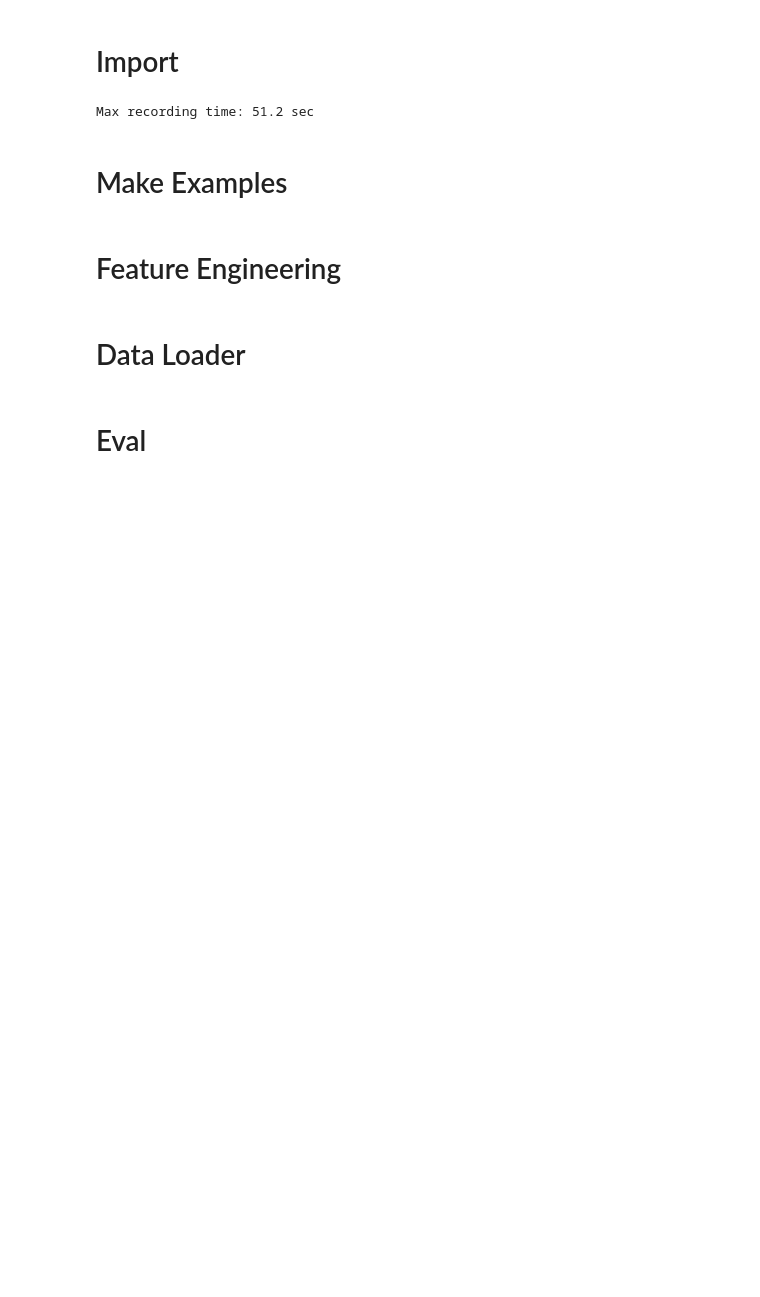
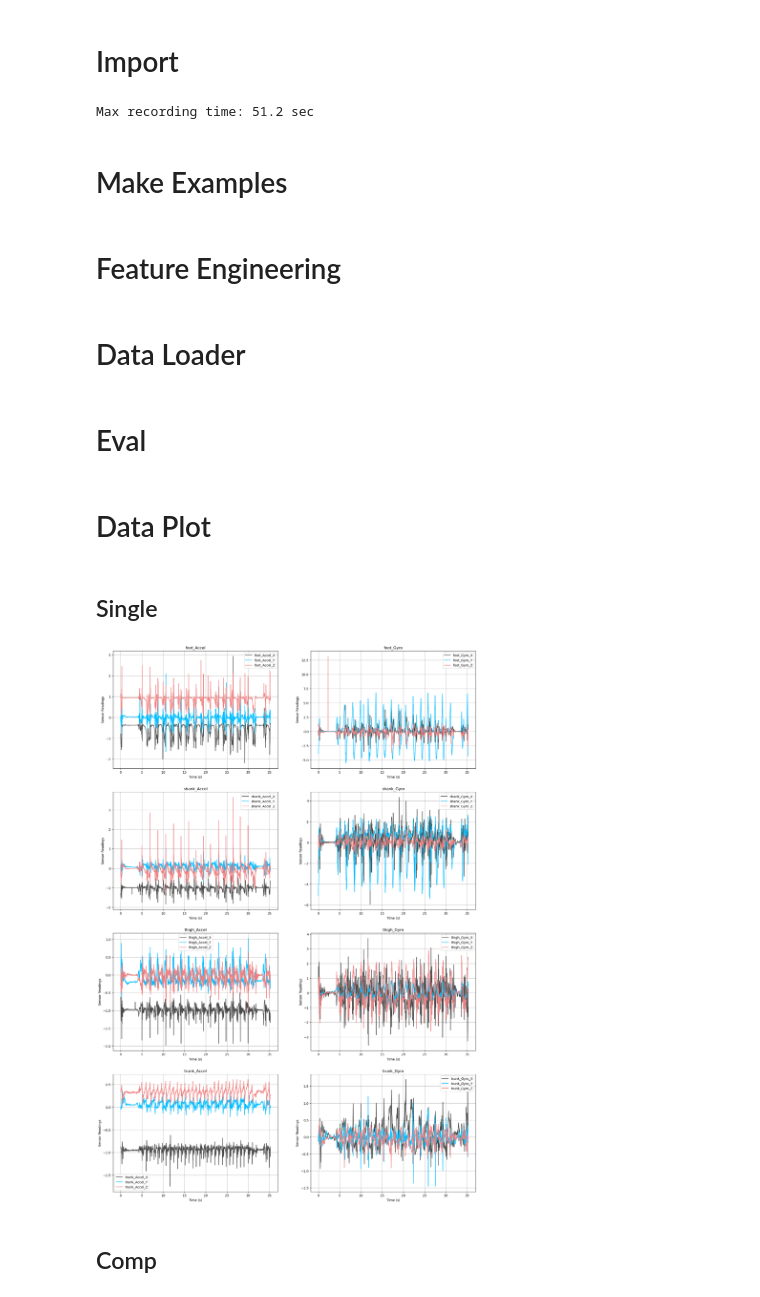
Before and after one commit to Jaebeom-git/RT5307, a Jupyter notebook: __Test.ipynb, the cells around one changed output. Cells and saved outputs as stored; diff of their text form; code cells hidden in the pictures; blank space fills up the shorter version.

```diff
--- a/__Test.ipynb
+++ b/__Test.ipynb
@@ -37,3 +35,8 @@ PREFIX = '0_'
+# %%
+PREFIX = '1_'   # model prefix
+TEST_DIR = "test"
+class_names = ['ramp ascent', 'ramp descent', 'stair ascent', 'stair descent', 'walk']
+CUTOFF_FREQ = 25
 # %%
 def load_config(filename):
     save_path = os.path.join(os.path.join('model', PREFIX), filename)
@@ -389,0 +443,2 @@ plot_probabilities_for_all_trials(all_probabilities, all_preds, class_names, sav
+# %% [markdown]
+# Data Plot
@@ -389,0 +503,12 @@ plot_probabilities_for_all_trials(all_probabilities, all_preds, class_names, sav
+# %% [markdown]
+## Single
+# %%
+TEST_DIR = "test__opendata"
+# TEST_DIR = "test"
+# %%
+test_data_list = load_and_process_csv_files(TEST_DIR, config.SAMPLE_RATE_TARGET)
+plot_nth_batch(test_data_list, n=3, sample_rate_target=config.SAMPLE_RATE_TARGET)    # start_time=4, end_time=5
+# %% [output]
+[figure, added]
+# %% [markdown]
+## Comp
```
Also changed, not shown: parts of 16 cells of this notebook, 12 other files.
